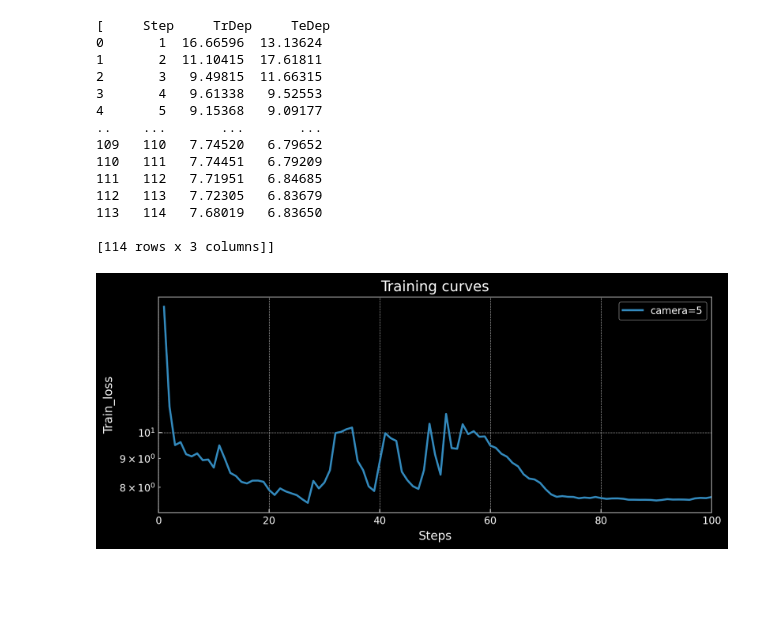
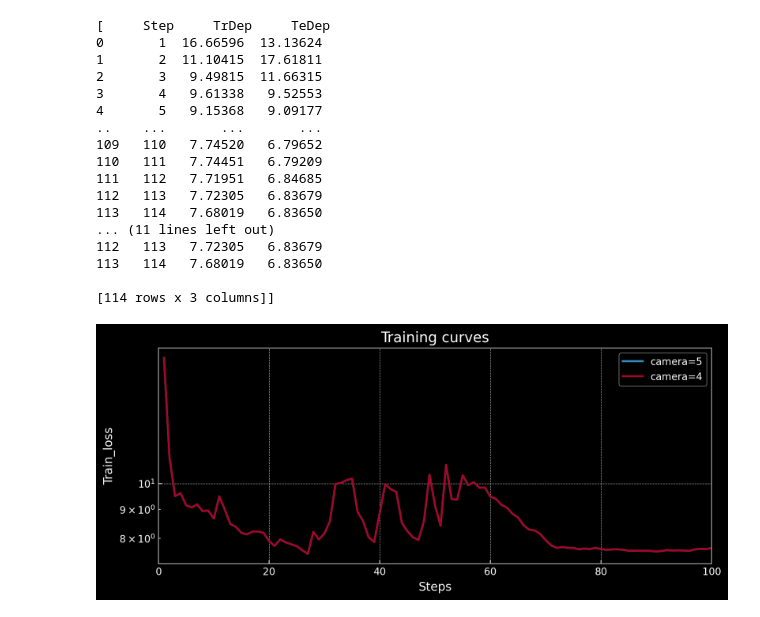
Before and after one commit to xjh19971/multi-robot-perception-gnn-1, a Jupyter notebook: training_curve.ipynb, the cells around one changed output. Cells and saved outputs as stored; diff of their text form; code cells hidden in the pictures; blank space fills up the shorter version.

Commit message:
visualize the training curve

```diff
--- a/training_curve.ipynb
+++ b/training_curve.ipynb
@@ -8,7 +8,7 @@ plt.rc('figure', facecolor='k')
 plt.rc('figure', figsize=(20,5))
 # %%
 path = ['./trained_models/']
-logs = ['model=single_view-bsize=4-lrt=0.01-camera_num=5-seed=1.log']
+logs = ['model=single_view-bsize=4-lrt=0.01-camera_num=5-seed=1.log','model=single_view-bsize=4-lrt=0.01-camera_num=4-seed=1.log']
 # %%
 dfs=[]
 for item in path:
@@ -30,25 +30,28 @@ print(dfs)
 111   112   7.71951   6.84685
 112   113   7.72305   6.83679
 113   114   7.68019   6.83650
+... (11 lines left out)
+112   113   7.72305   6.83679
+113   114   7.68019   6.83650
 
 [114 rows x 3 columns]]
 # %%
 plt.figure(figsize=(10,4),dpi=200)
 axis = None
 items = ['TrDep']
-labels=["camera=5"]
+labels=["camera=5","camera=4"]
 for j in range(len(dfs)):
     for i in range(len(items)):
-        plt.plot(dfs[j]['Step'].values, dfs[j][items[i]].values, label=labels[j+n])
+        plt.plot(dfs[j]['Step'].values, dfs[j][items[i]].values, label=labels[j])
 
 
 plt.xlim(left=0,right=100)
 #plt.ylim(top=0.02)
 plt.yscale('log')
 plt.ylabel('Train_loss')
 plt.xlabel('Steps')
 plt.legend()
 plt.title("Training curves")
 plt.savefig("curves.png")
 # %% [output]
-[figure, old version]
+[figure, new version]
```
